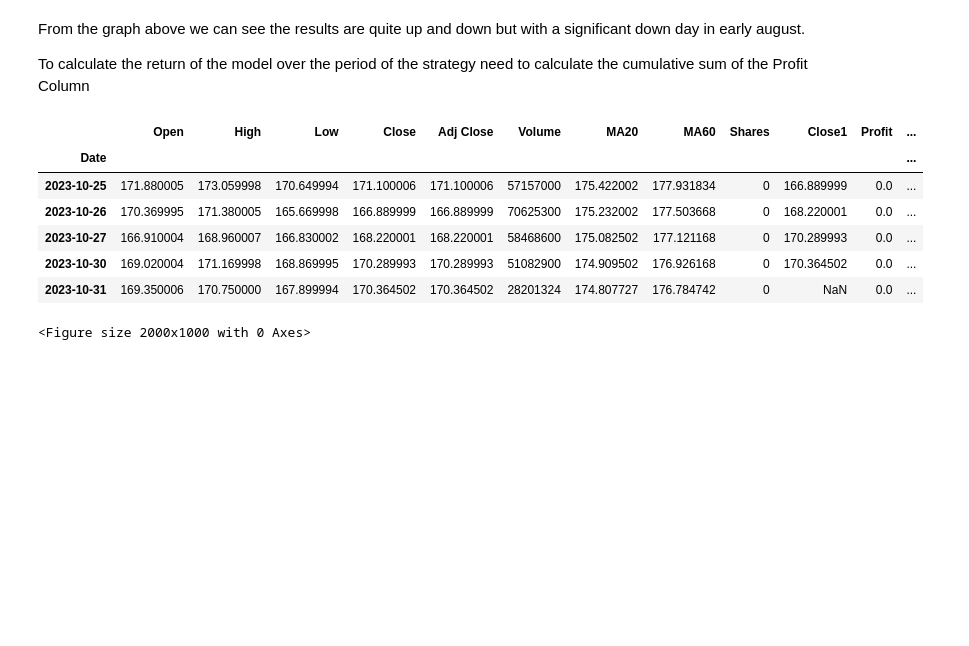
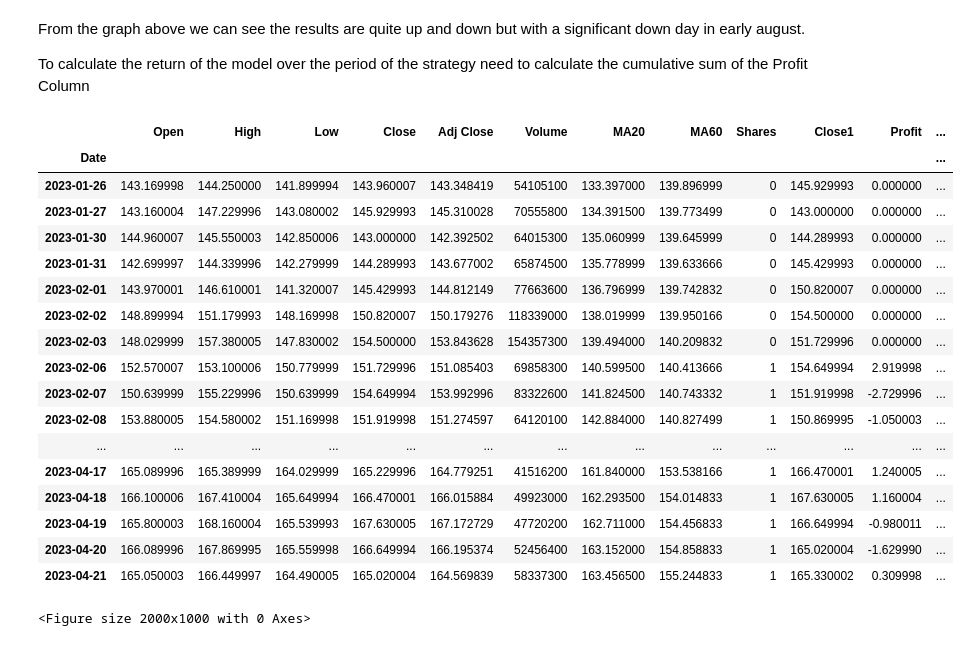
Before and after one commit to danben1/Python_development, a Jupyter notebook: ma_trading_strategy.ipynb, the cells around one changed output. Saved outputs shown, nothing was run; the diff lists cells and outputs as text; code cells hidden in the pictures; blank space fills up the shorter version.

```diff
--- a/ma_trading_strategy.ipynb
+++ b/ma_trading_strategy.ipynb
@@ -111,17 +111,28 @@ To calculate the return of the model over the period of the strategy need to cal
 # %%
 #create new "wealth" column
 aapl['wealth'] = aapl['Profit'].cumsum()
 
 #see results
-aapl.tail()
+aapl.head(60)
 # %% [output]
 |  | Open | High | Low | Close | Adj Close | Volume | MA20 | MA60 | Shares | Close1 | Profit | ... |
 | Date |  |  |  |  |  |  |  |  |  |  |  | ... |
-| 2023-10-25 | 171.880005 | 173.059998 | 170.649994 | 171.100006 | 171.100006 | 57157000 | 175.422002 | 177.931834 | 0 | 166.889999 | 0.0 | ... |
-| 2023-10-26 | 170.369995 | 171.380005 | 165.669998 | 166.889999 | 166.889999 | 70625300 | 175.232002 | 177.503668 | 0 | 168.220001 | 0.0 | ... |
-| 2023-10-27 | 166.910004 | 168.960007 | 166.830002 | 168.220001 | 168.220001 | 58468600 | 175.082502 | 177.121168 | 0 | 170.289993 | 0.0 | ... |
-| 2023-10-30 | 169.020004 | 171.169998 | 168.869995 | 170.289993 | 170.289993 | 51082900 | 174.909502 | 176.926168 | 0 | 170.364502 | 0.0 | ... |
-| 2023-10-31 | 169.350006 | 170.750000 | 167.899994 | 170.364502 | 170.364502 | 28201324 | 174.807727 | 176.784742 | 0 | NaN | 0.0 | ... |
+| 2023-01-26 | 143.169998 | 144.250000 | 141.899994 | 143.960007 | 143.348419 | 54105100 | 133.397000 | 139.896999 | 0 | 145.929993 | 0.000000 | ... |
+| 2023-01-27 | 143.160004 | 147.229996 | 143.080002 | 145.929993 | 145.310028 | 70555800 | 134.391500 | 139.773499 | 0 | 143.000000 | 0.000000 | ... |
+| 2023-01-30 | 144.960007 | 145.550003 | 142.850006 | 143.000000 | 142.392502 | 64015300 | 135.060999 | 139.645999 | 0 | 144.289993 | 0.000000 | ... |
+| 2023-01-31 | 142.699997 | 144.339996 | 142.279999 | 144.289993 | 143.677002 | 65874500 | 135.778999 | 139.633666 | 0 | 145.429993 | 0.000000 | ... |
+| 2023-02-01 | 143.970001 | 146.610001 | 141.320007 | 145.429993 | 144.812149 | 77663600 | 136.796999 | 139.742832 | 0 | 150.820007 | 0.000000 | ... |
+| 2023-02-02 | 148.899994 | 151.179993 | 148.169998 | 150.820007 | 150.179276 | 118339000 | 138.019999 | 139.950166 | 0 | 154.500000 | 0.000000 | ... |
+| 2023-02-03 | 148.029999 | 157.380005 | 147.830002 | 154.500000 | 153.843628 | 154357300 | 139.494000 | 140.209832 | 0 | 151.729996 | 0.000000 | ... |
+| 2023-02-06 | 152.570007 | 153.100006 | 150.779999 | 151.729996 | 151.085403 | 69858300 | 140.599500 | 140.413666 | 1 | 154.649994 | 2.919998 | ... |
+| 2023-02-07 | 150.639999 | 155.229996 | 150.639999 | 154.649994 | 153.992996 | 83322600 | 141.824500 | 140.743332 | 1 | 151.919998 | -2.729996 | ... |
+| 2023-02-08 | 153.880005 | 154.580002 | 151.169998 | 151.919998 | 151.274597 | 64120100 | 142.884000 | 140.827499 | 1 | 150.869995 | -1.050003 | ... |
+| ... | ... | ... | ... | ... | ... | ... | ... | ... | ... | ... | ... | ... |
+| 2023-04-17 | 165.089996 | 165.389999 | 164.029999 | 165.229996 | 164.779251 | 41516200 | 161.840000 | 153.538166 | 1 | 166.470001 | 1.240005 | ... |
+| 2023-04-18 | 166.100006 | 167.410004 | 165.649994 | 166.470001 | 166.015884 | 49923000 | 162.293500 | 154.014833 | 1 | 167.630005 | 1.160004 | ... |
+| 2023-04-19 | 165.800003 | 168.160004 | 165.539993 | 167.630005 | 167.172729 | 47720200 | 162.711000 | 154.456833 | 1 | 166.649994 | -0.980011 | ... |
+| 2023-04-20 | 166.089996 | 167.869995 | 165.559998 | 166.649994 | 166.195374 | 52456400 | 163.152000 | 154.858833 | 1 | 165.020004 | -1.629990 | ... |
+| 2023-04-21 | 165.050003 | 166.449997 | 164.490005 | 165.020004 | 164.569839 | 58337300 | 163.456500 | 155.244833 | 1 | 165.330002 | 0.309998 | ... |
 # %%
 #plot a graph to show wealth
 aapl['wealth'].plot()
```
Also changed, not shown: 1 other file.
